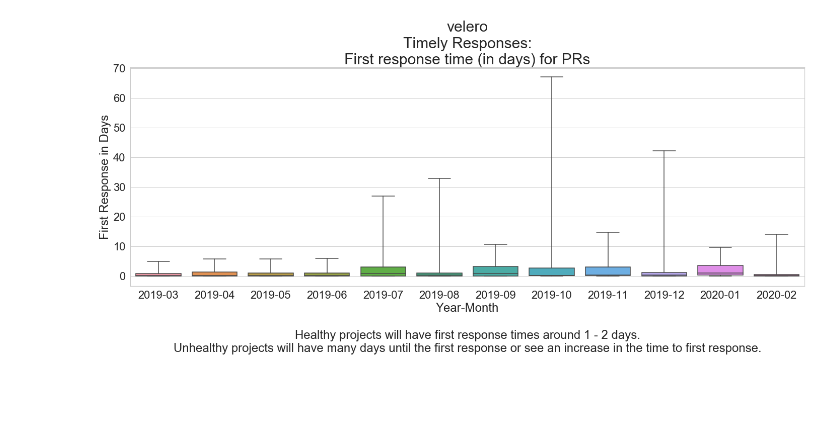
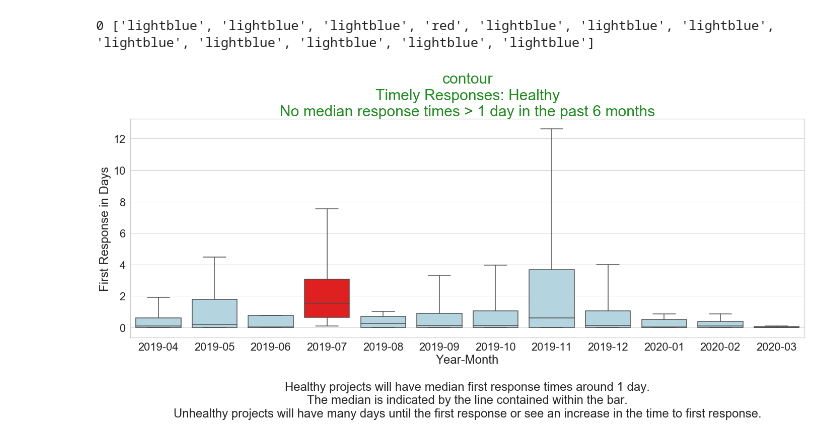
Before and after one commit to Hsingh2096/Hsingh2096, a Jupyter notebook: code/dawn_response_time-gabe.ipynb, the cells around one changed output. Cells and saved outputs as stored; diff of their text form; code cells hidden in the pictures; blank space fills up the shorter version.

```diff
--- a/code/dawn_response_time-gabe.ipynb
+++ b/code/dawn_response_time-gabe.ipynb
@@ -46,8 +47,11 @@ print(repo_list)
 #repo_dict = {26983} #postfacto
 #repo_dict = {25432} #rabbitmq-server
 #repo_dict = {25663} #spring-framework
+#repo_dict = {25760} #sprint-boot
 #repo_dict = {28030} #sonobuoy
-repo_dict = {28031} #velero
+#repo_dict = {28031} #velero
+#repo_dict = {27913} #clarity
+repo_dict = {30000} #contour
 # %%
 #from datetime import date
 import datetime
@@ -318,0 +222,6 @@ diff_all_closed
+# %%
+#not used now, but might be useful for calculating a health score
+first_response_means = pr_all.groupby(['repo_name', 'yearmonth'], as_index=False).mean()[['repo_name', 'yearmonth', 'diff_days']]
+print(first_response_means)
+first_response_median = pr_all.groupby(['repo_name', 'yearmonth'], as_index=False).median()[['repo_name', 'yearmonth', 'diff_days']]
+print(first_response_median)
@@ -319,15 +246,37 @@ diff_all_closed
+# %%
+    bar_colors = []
+    k = 1
+    risk_num = 0
+    for med in first_response_median.diff_days:
+        if med > 1:
+            bar_colors.append('red')
+            if k >= 6:
+                risk_num+=1
+        else:
+            bar_colors.append('lightblue')
+        k+=1
+    print(risk_num, bar_colors)
+# %% [output]
+0 ['lightblue', 'lightblue', 'lightblue', 'red', 'lightblue', 'lightblue', 'lightblue', 'lightblue', 'lightblue', 'lightblue', 'lightblue', 'lightblue']
 # %%
 sns.set_style('ticks')
 sns.set(style="whitegrid", font_scale=2)
 
 fig, ax = plt.subplots()
 fig.set_size_inches(24, 8)
 
-title = repo_name + "\nTimely Responses:\nFirst response time (in days) for PRs"
+title = repo_name + "\nTimely Responses:"
 
-my_plot = sns.boxplot(x='yearmonth', y='diff_days', data=pr_all, ax=ax, order=year_month_list, showfliers = False, whis=100).set_title(title, fontsize=30)
+if risk_num >= 1:
+    title += " AT RISK\n" + str(risk_num) + " month(s) with median response times > 1 day in the past 6 months"
+    title_color = 'firebrick'
+else:
+    title += " Healthy\nNo median response times > 1 day in the past 6 months"
+    title_color = 'forestgreen'
+
+my_plot = sns.boxplot(x='yearmonth', y='diff_days', palette=bar_colors, data=pr_all, ax=ax, order=year_month_list, showfliers = False, whis=3).set_title(title, fontsize=30, color=title_color)
 
 risk_bar_labels = ax.set_ylabel('First Response in Days')
-risk_bar_labels = ax.set_xlabel('Year-Month\n\nHealthy projects will have first response times around 1 - 2 days.\nUnhealthy projects will have many days until the first response or see an increase in the time to first response.')
+risk_bar_labels = ax.set_xlabel('Year-Month\n\nHealthy projects will have median first response times around 1 day.\nThe median is indicated by the line contained within the bar.\nUnhealthy projects will have many days until the first response or see an increase in the time to first response.')
 # %% [output]
-[figure, old version]
+[figure, new version]
```
Also changed, not shown: parts of 11 cells of this notebook.
